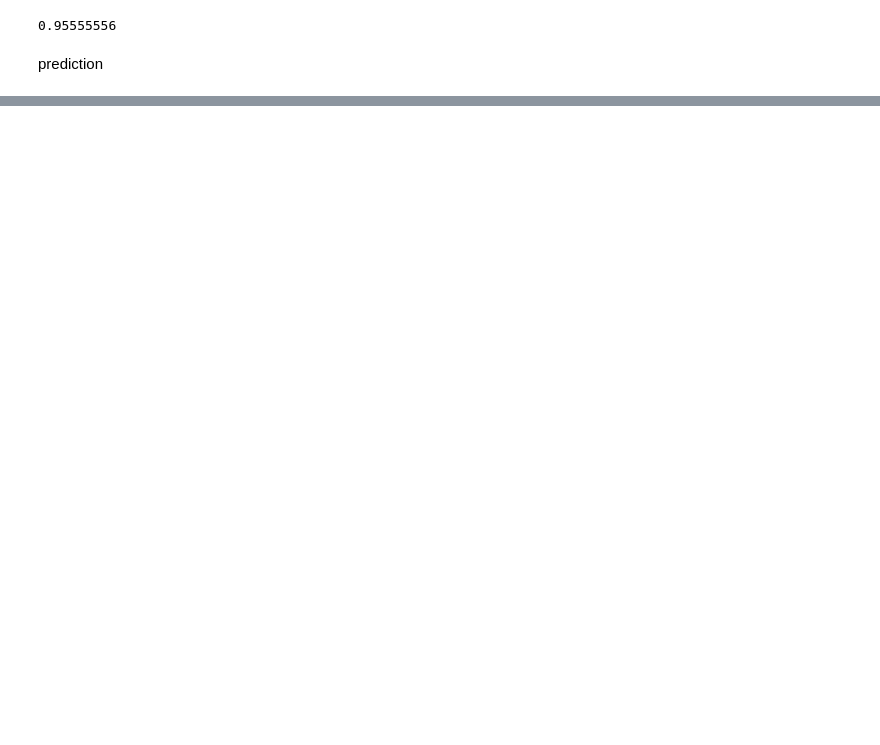
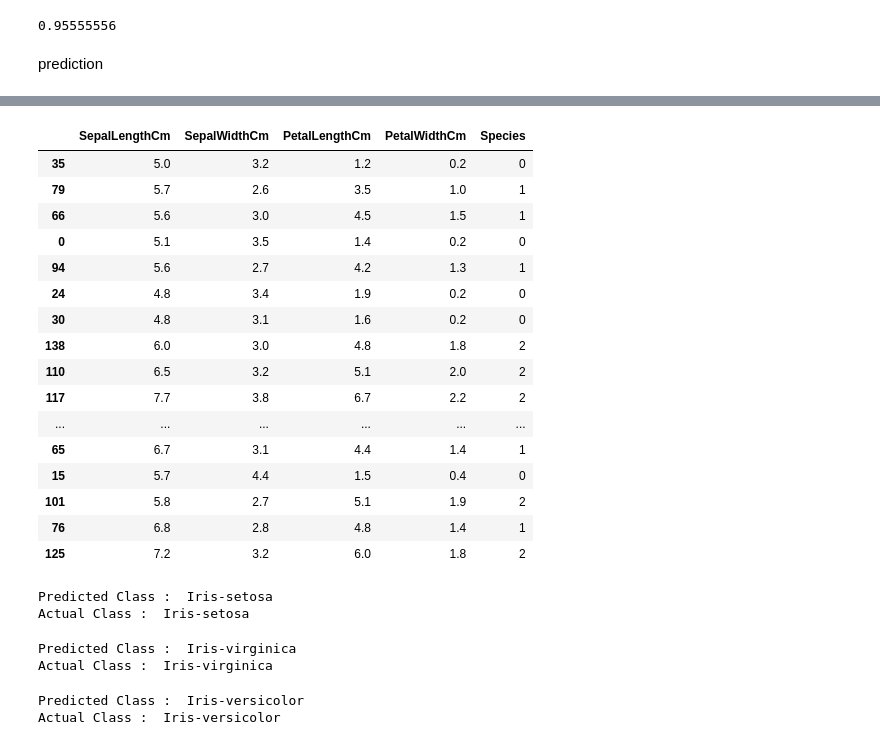
Before and after one commit to sumukhbhat12/Tensor-Flow-Course-FreeCodeCamp, a Jupyter notebook: Classification_on_Iris_dataset.ipynb, the cells around one changed output, grey strips where cells are left out. Drawn from its saved outputs; the diff is of its cells as text; code cells hidden in the pictures; blank space fills up the shorter version.

```diff
--- a/Classification_on_Iris_dataset.ipynb
+++ b/Classification_on_Iris_dataset.ipynb
@@ -154,0 +208,20 @@ prediction
+# %%
+test.head(20)
+# %% [output]
+|  | SepalLengthCm | SepalWidthCm | PetalLengthCm | PetalWidthCm | Species |
+| 35 | 5.0 | 3.2 | 1.2 | 0.2 | 0 |
+| 79 | 5.7 | 2.6 | 3.5 | 1.0 | 1 |
+| 66 | 5.6 | 3.0 | 4.5 | 1.5 | 1 |
+| 0 | 5.1 | 3.5 | 1.4 | 0.2 | 0 |
+| 94 | 5.6 | 2.7 | 4.2 | 1.3 | 1 |
+| 24 | 4.8 | 3.4 | 1.9 | 0.2 | 0 |
+| 30 | 4.8 | 3.1 | 1.6 | 0.2 | 0 |
+| 138 | 6.0 | 3.0 | 4.8 | 1.8 | 2 |
+| 110 | 6.5 | 3.2 | 5.1 | 2.0 | 2 |
+| 117 | 7.7 | 3.8 | 6.7 | 2.2 | 2 |
+| ... | ... | ... | ... | ... | ... |
+| 65 | 6.7 | 3.1 | 4.4 | 1.4 | 1 |
+| 15 | 5.7 | 4.4 | 1.5 | 0.4 | 0 |
+| 101 | 5.8 | 2.7 | 5.1 | 1.9 | 2 |
+| 76 | 6.8 | 2.8 | 4.8 | 1.4 | 1 |
+| 125 | 7.2 | 3.2 | 6.0 | 1.8 | 2 |
@@ -154,0 +232,15 @@ prediction
+# %%
+get_predictions(0)
+# %% [output]
+Predicted Class :  Iris-setosa
+Actual Class :  Iris-setosa
+# %%
+get_predictions(7)
+# %% [output]
+Predicted Class :  Iris-virginica
+Actual Class :  Iris-virginica
+# %%
+get_predictions(18)
+# %% [output]
+Predicted Class :  Iris-versicolor
+Actual Class :  Iris-versicolor
```
Also changed, not shown: parts of 11 cells of this notebook.
